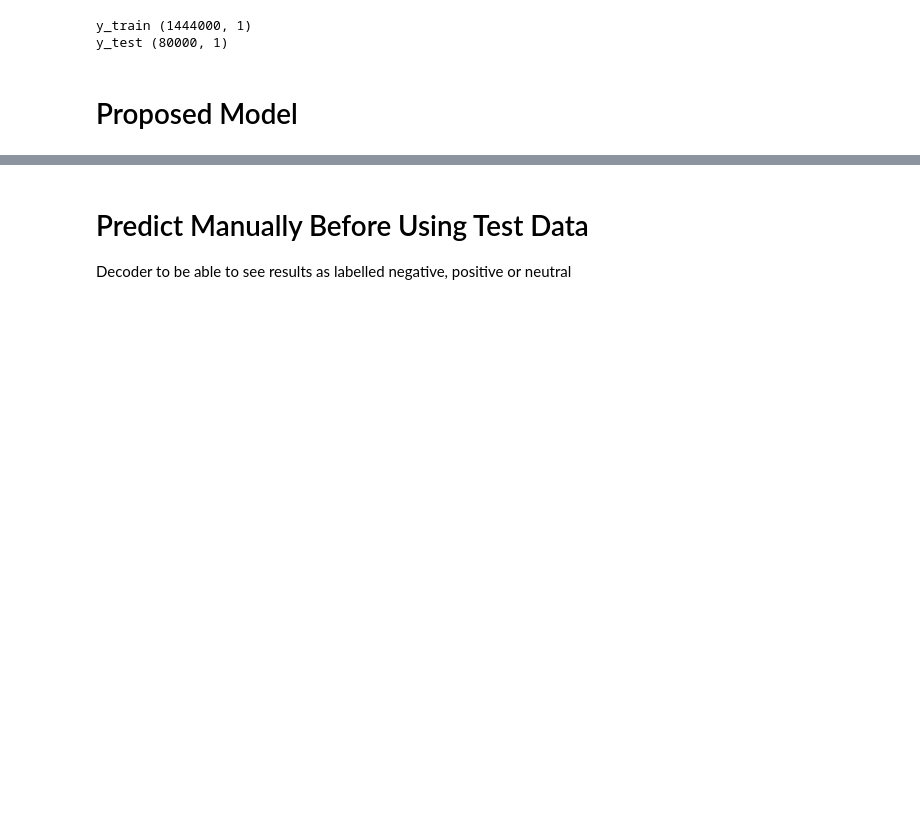
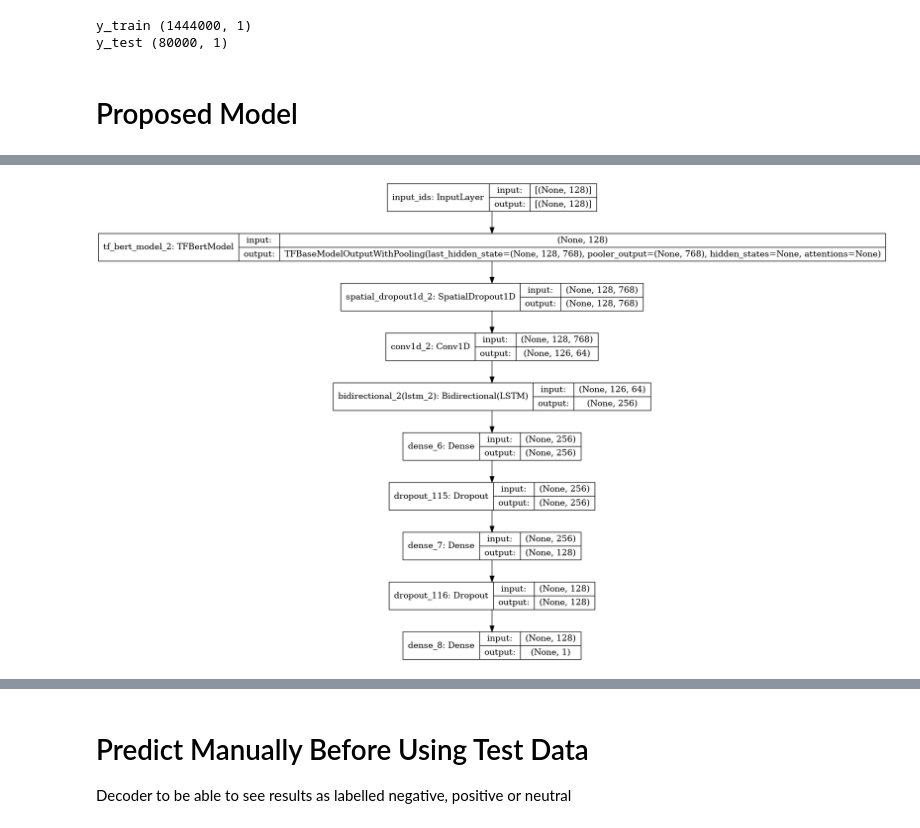
Before and after one commit to tanyelai/sentiment-aware-model-to-classify-tweets-in-real-time, a Jupyter notebook: sentiment-aware-contextual-model-for-tweets.ipynb, the cells around one changed output, grey strips where cells are left out. Drawn from its saved outputs; the diff is of its cells as text; code cells hidden in the pictures; blank space fills up the shorter version.

Commit message:
Kaggle Notebook | Sentiment-aware Model to Classify Tweets Real Time |

```diff
--- a/sentiment-aware-contextual-model-for-tweets.ipynb
+++ b/sentiment-aware-contextual-model-for-tweets.ipynb
@@ -424,6 +433,10 @@ Total params: 109,926,209
 Trainable params: 109,926,209
 Non-trainable params: 0
 _________________________________________________________________
+# %%
+tf.keras.utils.plot_model(model, show_shapes=True)
+# %% [output]
+[figure, added]
 # %%
 # Start train
 history = model.fit(
```
Also changed, not shown: parts of 46 cells of this notebook.
